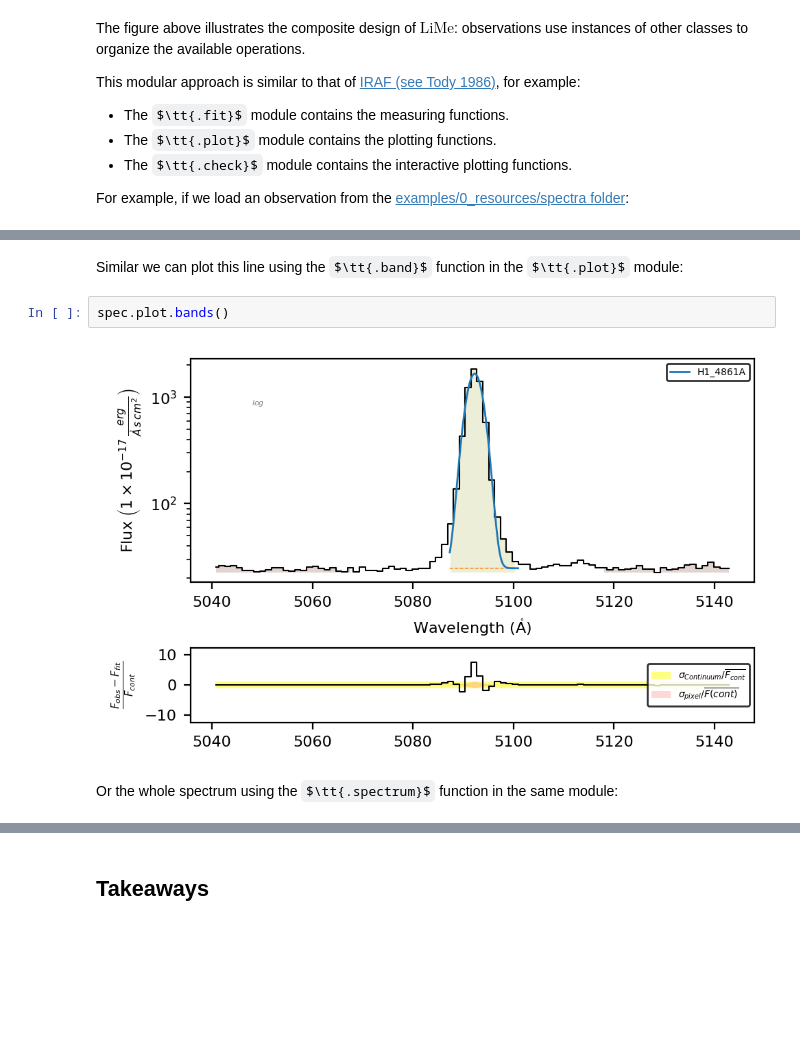
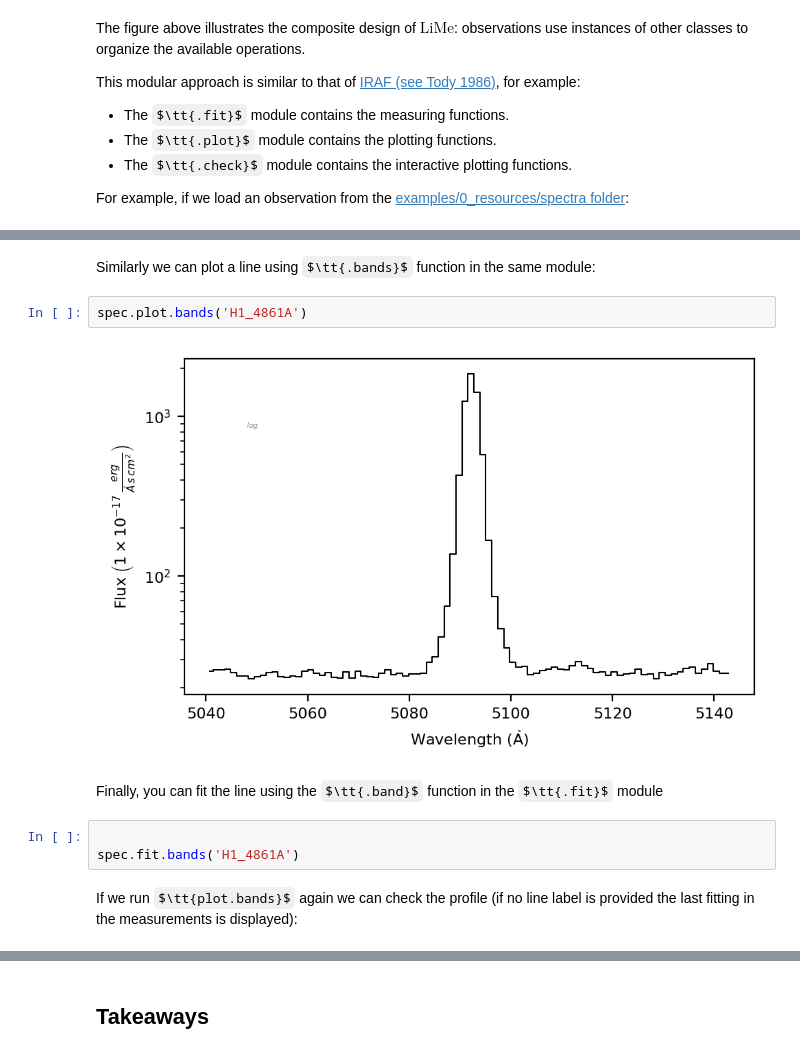
Before and after one commit to Vital-Fernandez/lime, a Jupyter notebook: examples/1_introduction/1_observations.ipynb, the cells around one changed output, grey strips where cells are left out. Cells and saved outputs as stored; diff of their text form; some formulas as TeX source; blank space fills up the shorter version.

```diff
--- a/examples/1_introduction/1_observations.ipynb
+++ b/examples/1_introduction/1_observations.ipynb
@@ -43,8 +51,13 @@ spec.fit.bands('H1_4861A')
 # %% [markdown]
-Similar we can plot this line using the $\tt{.band}$ function in the $\tt{.plot}$ module:
+Similarly we can plot a line using  $\tt{.bands}$ function in the same module:
 # %%
-spec.plot.bands()
+spec.plot.bands('H1_4861A')
 # %% [output]
-[figure, old version]
+[figure, new version]
+# %% [markdown]
+Finally, you can fit the line using  the $\tt{.band}$ function in the  $\tt{.fit}$ module
+# %%
+
+spec.fit.bands('H1_4861A')
 # %% [markdown]
-Or the whole spectrum using the $\tt{.spectrum}$ function in the same module:
+If we run  $\tt{plot.bands}$ again we can check the profile (if no line label is provided the last fitting in the measurements is displayed):
```
Also changed, not shown: parts of 8 cells of this notebook, 25 other files.
